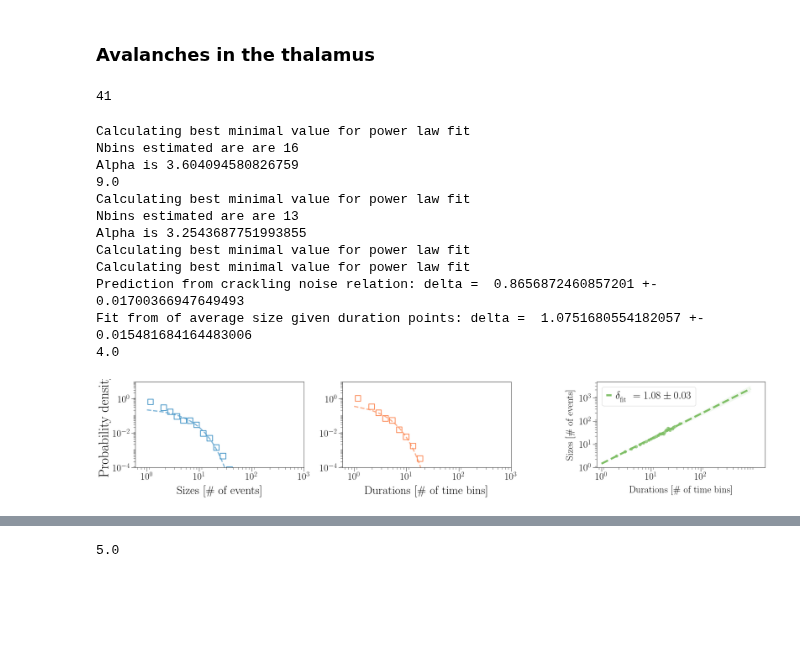
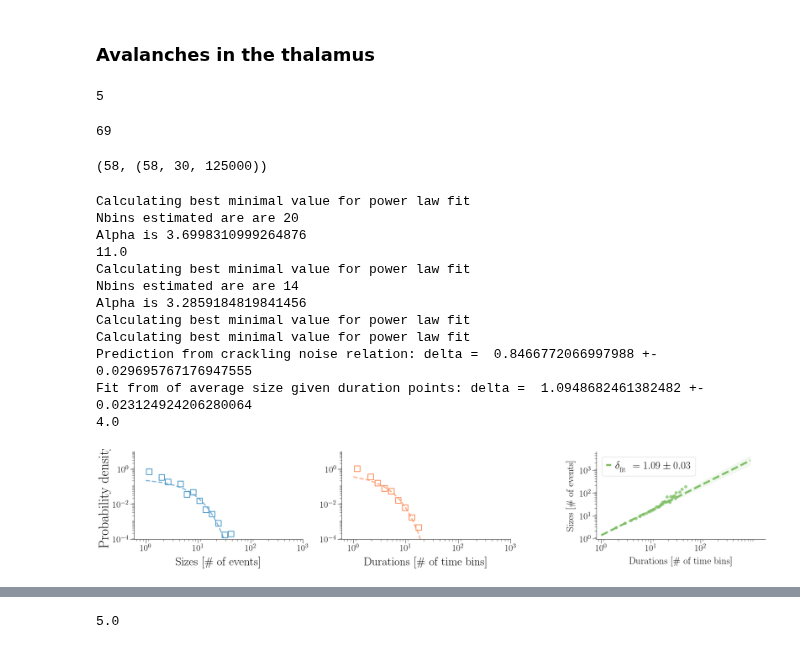
Before and after one commit to benedetta-mariani/Mariani_et_al_2026-Plos_Comp_Bio, a Jupyter notebook: Figure 3.ipynb, the cells around one changed output, grey strips where cells are left out. Cells and saved outputs as stored; diff of their text form; code cells hidden in the pictures; blank space fills up the shorter version.

```diff
--- a/Figure 3.ipynb
+++ b/Figure 3.ipynb
@@ -70,7 +74,7 @@ import numpy as np
 import scipy.signal as ss
 import scipy.signal as ss
 fs = 25000
-nTrials = 28
+nTrials = len(indexes)-2
 #nTrials = 58
 nchan = 30
 nchan_c = 27
@@ -198,10 +241,10 @@ binspikes.shape
 # %%
 #nTrials2 = nTrials
 #nTrials = nTrials2-1
-nTrials =28
+nTrials =binspikes.shape[0]
 
-start_rest,end_rest=2,10
-restspikes = concatenat_spikes(binspikes[:,20:],start_rest,end_rest,nTrials, fs=25000)
+start_rest,end_rest=2,T
+restspikes = concatenat_spikes(binspikes[:,:12],start_rest,end_rest,nTrials, fs=25000)
 binspikes.shape,restspikes.shape
 S_shape_ = np.zeros((restspikes.shape[0]))
 for ch in range(restspikes.shape[1]):
@@ -221,4 +264,6 @@ interspike_time = np.delete(interspike_time,0) # remove the first element
 mean_interspike_time = np.sum(interspike_time)/len(interspike_time)
 mean_interspike_time = int(round(mean_interspike_time))
 mean_interspike_time
+print(mean_interspike_time)
+print(np.mean(interspike_time)/25000*1000, np.std(interspike_time)/np.sqrt(len(interspike_time))/25000*1000)
 # %% [output]
@@ -350,11 +408,15 @@ plt.show()
 # %% [markdown]
 ### Avalanches in the thalamus
+# %%
+end_rest
+# %% [output]
+5
 # %%
 #nTrials2 = nTrials
 #nTrials = nTrials2-1
-nTrials =28
+#nTrials =28
 
-start_rest,end_rest=2,10
+start_rest,end_rest=2,T
 restspikes = concatenat_spikes(binspikes[:,:12],start_rest,end_rest,nTrials, fs=25000)
 binspikes.shape,restspikes.shape
 S_shape_ = np.zeros((restspikes.shape[0]))
@@ -376,11 +438,15 @@ mean_interspike_time = np.sum(interspike_time)/len(interspike_time)
 mean_interspike_time = int(round(mean_interspike_time))
 mean_interspike_time
 # %% [output]
-41
+69
+# %%
+nTrials, binspikes.shape
+# %% [output]
+(58, (58, 30, 125000))
 # %%
 s = [sizesT]
 d = [durationsT]
-extrinsic_par = []
+extrinsic_parT = []
 h = 0
 
 temp = []
@@ -402,22 +468,22 @@ centredbin, pdfnorm, x, px_fit, exp, errexp, xmin = LogScript_new(durations,1,4,
 temp.append([centredbin, pdfnorm, x, px_fit, exp, errexp, xmin])
 a, b, c, x, inter, pred, errpred, fit, errfit = scaling_new(sizes,durations,1,4,4,
                                                             'default','default','default',
-                                                            'default',xm,xm2,'default','default')
+                                                            'default',xm,xm2,'default','default',50,50)
 print(xmin)
 temp.append([sizes, durations, a, b, c, x, inter, pred, errpred, fit, errfit])
-extrinsic_par.append(temp)
+extrinsic_parT.append(temp)
 # %% [output]
 Calculating best minimal value for power law fit
-Nbins estimated are are 16
-Alpha is 3.604094580826759
-9.0
+Nbins estimated are are 20
+Alpha is 3.6998310999264876
+11.0
 Calculating best minimal value for power law fit
-Nbins estimated are are 13
-Alpha is 3.2543687751993855
+Nbins estimated are are 14
+Alpha is 3.2859184819841456
 Calculating best minimal value for power law fit
 Calculating best minimal value for power law fit
-Prediction from crackling noise relation: delta =  0.8656872460857201 +- 0.01700366947649493
-Fit from of average size given duration points: delta =  1.0751680554182057 +- 0.015481684164483006
+Prediction from crackling noise relation: delta =  0.8466772066997988 +- 0.029695767176947555
+Fit from of average size given duration points: delta =  1.0948682461382482 +- 0.023124924206280064
 4.0
 # %%
 
@@ -431,8 +497,8 @@ fig,ax = plt.subplots(1,4,figsize = (24,4.5), gridspec_kw={'width_ratios': [1,1,
 color = ['blue', 'red']
 #datasizes = [size]
 for h in range(1):
-    plot_av_statistics(ax[0], extrinsic_par[h][0][:-1], color = cm.get_cmap('Blues')(0.6),
-                       xmin = extrinsic_par[h][0][-1], xmax = max(sizes), label = r"$\tau$ ="+f"{round(extrinsic_par[h][0][:-1][-2],2)}",
+    plot_av_statistics(ax[0], extrinsic_parT[h][0][:-1], color = cm.get_cmap('Blues')(0.6),
+                       xmin = extrinsic_parT[h][0][-1], xmax = max(sizes), label = r"$\tau$ ="+f"{round(extrinsic_parT[h][0][:-1][-2],2)}",
                        marker = 's', s = 200, lw = 2, lwline = 3, alphaline = 0.7,
                        plot_fit = plot_fit,expo = expo)
 
@@ -443,8 +509,8 @@ for h in range(1):
 
     ax[0].set_xlabel(r'Sizes [\# of events]', fontsize = 30, labelpad = 10)
 
-    plot_av_statistics(ax[1], extrinsic_par[h][1][:-1], color = cm.get_cmap('OrRd')(0.5),
-                   xmin = extrinsic_par[h][1][-1], xmax = max(durations), label = r"$\tau_t$ ="+ f"{round(extrinsic_par[h][1][:-1][-2],2)}",
+    plot_av_statistics(ax[1], extrinsic_parT[h][1][:-1], color = cm.get_cmap('OrRd')(0.5),
+                   xmin = extrinsic_parT[h][1][-1], xmax = max(durations), label = r"$\tau_t$ ="+ f"{round(extrinsic_parT[h][1][:-1][-2],2)}",
                    marker = 's', s = 200, lw = 2, lwline = 3, alphaline = 0.7,
                    plot_fit = plot_fit, expo= expo)
 
@@ -456,7 +522,7 @@ for h in range(1):
     ax[1].set_xlabel(r'Durations [\# of time bins]', fontsize = 30, labelpad = 10)
 
     xmax = 1000
-    plot_crackling_noise(ax[3], extrinsic_par[h][2], cpoints = 'forestgreen',
+    plot_crackling_noise(ax[3], extrinsic_parT[h][2], cpoints = 'forestgreen',
                          cpred = 'gray', cfit = cm.get_cmap('summer_r')(0.5),
                          xmin = 1, xmax = xmax, alphamarker = 0.7, s = 50, lwline = 5, prediz= prediz, fontsize=25)
 
@@ -470,34 +536,34 @@ for h in range(1):
 if not expo:
     ax[0].legend(handletextpad=0.4, handlelength = 0.5, scatteryoffsets = [0.5],
                    fontsize = 35, loc = (0.2,0.75))
     ax[1].legend(handletextpad=0.4, handlelength = 0.5, scatteryoffsets = [0.5],
                    fontsize = 35, loc = (0.2,0.75))
 ax[2].remove()
 
 
 ax[0].set_ylabel('Probability density', fontsize = 35)
 #ax[0].yaxis.set_label_coords(-0.2,-0.17)
 
 
 
 for j in [0,1,3]:
     locmin = matplotlib.ticker.LogLocator(base=10.0,subs=np.linspace(0,1,10),numticks=10)
     ax[j].xaxis.set_minor_locator(locmin)
     ax[j].xaxis.set_minor_formatter(matplotlib.ticker.NullFormatter())
 
     locmin = matplotlib.ticker.LogLocator(base=10.0,subs=np.linspace(0,1,10),numticks=10)
     ax[j].yaxis.set_minor_locator(locmin)
     ax[j].yaxis.set_minor_formatter(matplotlib.ticker.NullFormatter())
 
     ax[j].tick_params(length = 5, which = 'minor')
     ax[j].tick_params(length = 10)
 
 
 fig.tight_layout(pad = .6,h_pad = 2)
 plt.subplots_adjust(hspace = 0.4, wspace = 0.3)
 plt.show()
 # %% [output]
-[figure, old version]
+[figure, new version]
 # %%
 
 rat
```
Also changed, not shown: parts of 24 cells of this notebook, 4 other files.
